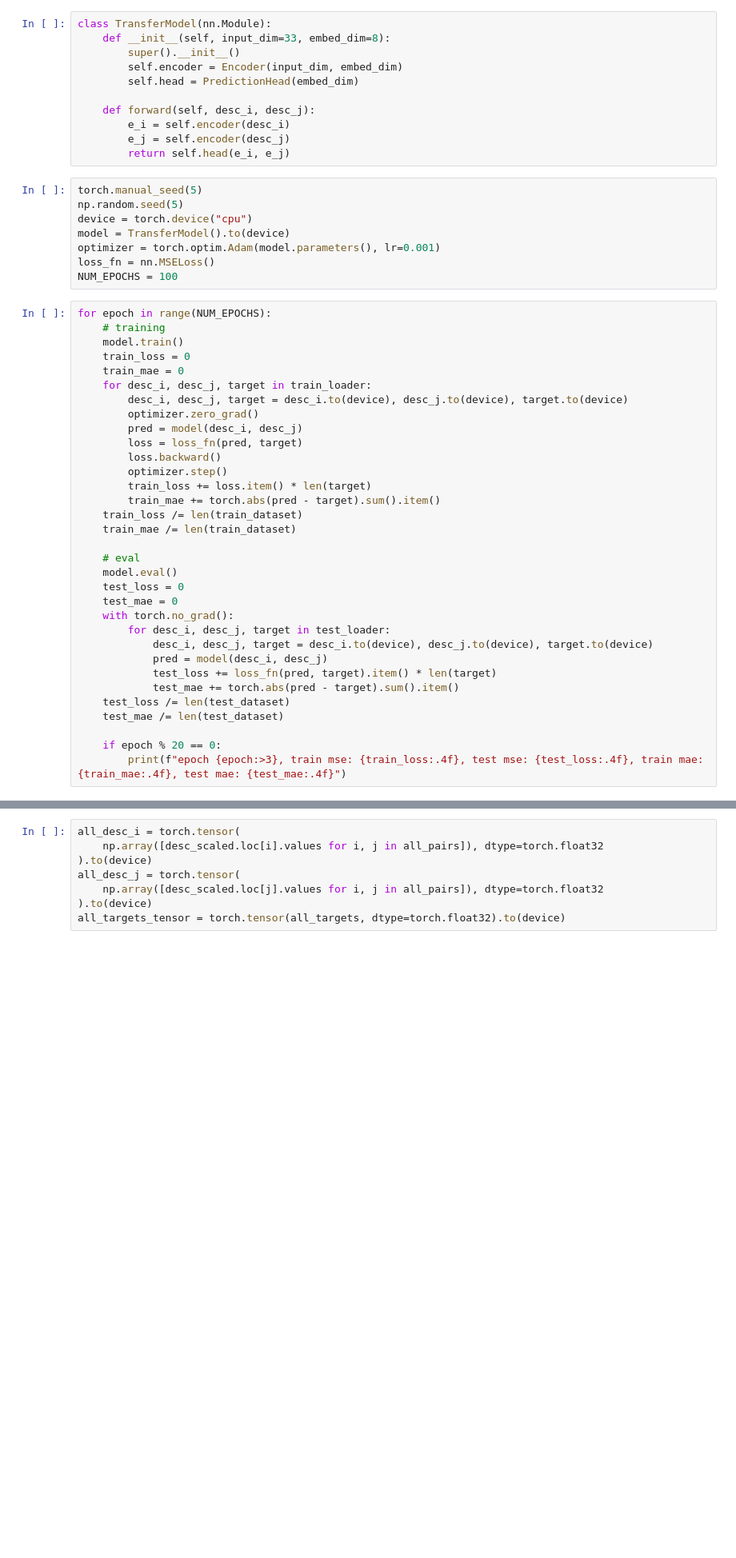
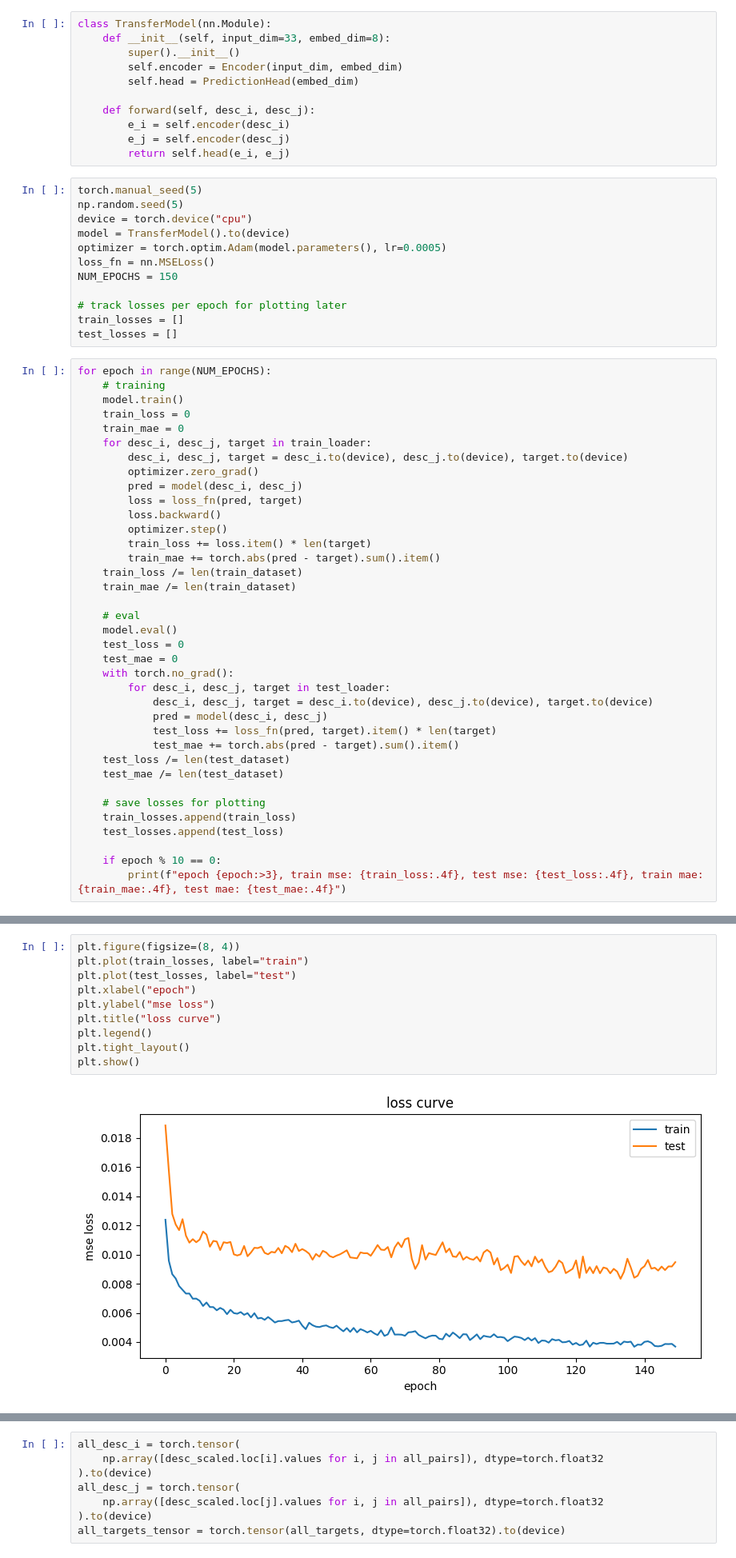
Before and after one commit to yashkher-123/transferability-through-representations, a Jupyter notebook: training/model.ipynb, the cells around one changed output, grey strips where cells are left out. Shown at 80% size. Drawn from its saved outputs; the diff is of its cells as text; blank space fills up the shorter version.

Commit message:
generated loss curves

```diff
--- a/training/model.ipynb
+++ b/training/model.ipynb
@@ -188,9 +189,13 @@ torch.manual_seed(5)
 np.random.seed(5)
 device = torch.device("cpu")
 model = TransferModel().to(device)
-optimizer = torch.optim.Adam(model.parameters(), lr=0.001)
+optimizer = torch.optim.Adam(model.parameters(), lr=0.0005)
 loss_fn = nn.MSELoss()
-NUM_EPOCHS = 100
+NUM_EPOCHS = 150
+
+# track losses per epoch for plotting later
+train_losses = []
+test_losses = []
 # %%
 for epoch in range(NUM_EPOCHS):
     # training
@@ -222,6 +227,10 @@ for epoch in range(NUM_EPOCHS):
     test_loss /= len(test_dataset)
     test_mae /= len(test_dataset)
 
-    if epoch % 20 == 0:
+    # save losses for plotting
+    train_losses.append(train_loss)
+    test_losses.append(test_loss)
+
+    if epoch % 10 == 0:
         print(f"epoch {epoch:>3}, train mse: {train_loss:.4f}, test mse: {test_loss:.4f}, train mae: {train_mae:.4f}, test mae: {test_mae:.4f}")
 # %% [output]
@@ -232,0 +252,12 @@ epoch  80, train mse: 0.0030, test mse: 0.0085, train mae: 0.0407, test mae: 0.0
+# %%
+plt.figure(figsize=(8, 4))
+plt.plot(train_losses, label="train")
+plt.plot(test_losses, label="test")
+plt.xlabel("epoch")
+plt.ylabel("mse loss")
+plt.title("loss curve")
+plt.legend()
+plt.tight_layout()
+plt.show()
+# %% [output]
+[figure, added]
```
Also changed, not shown: parts of 5 cells of this notebook.
